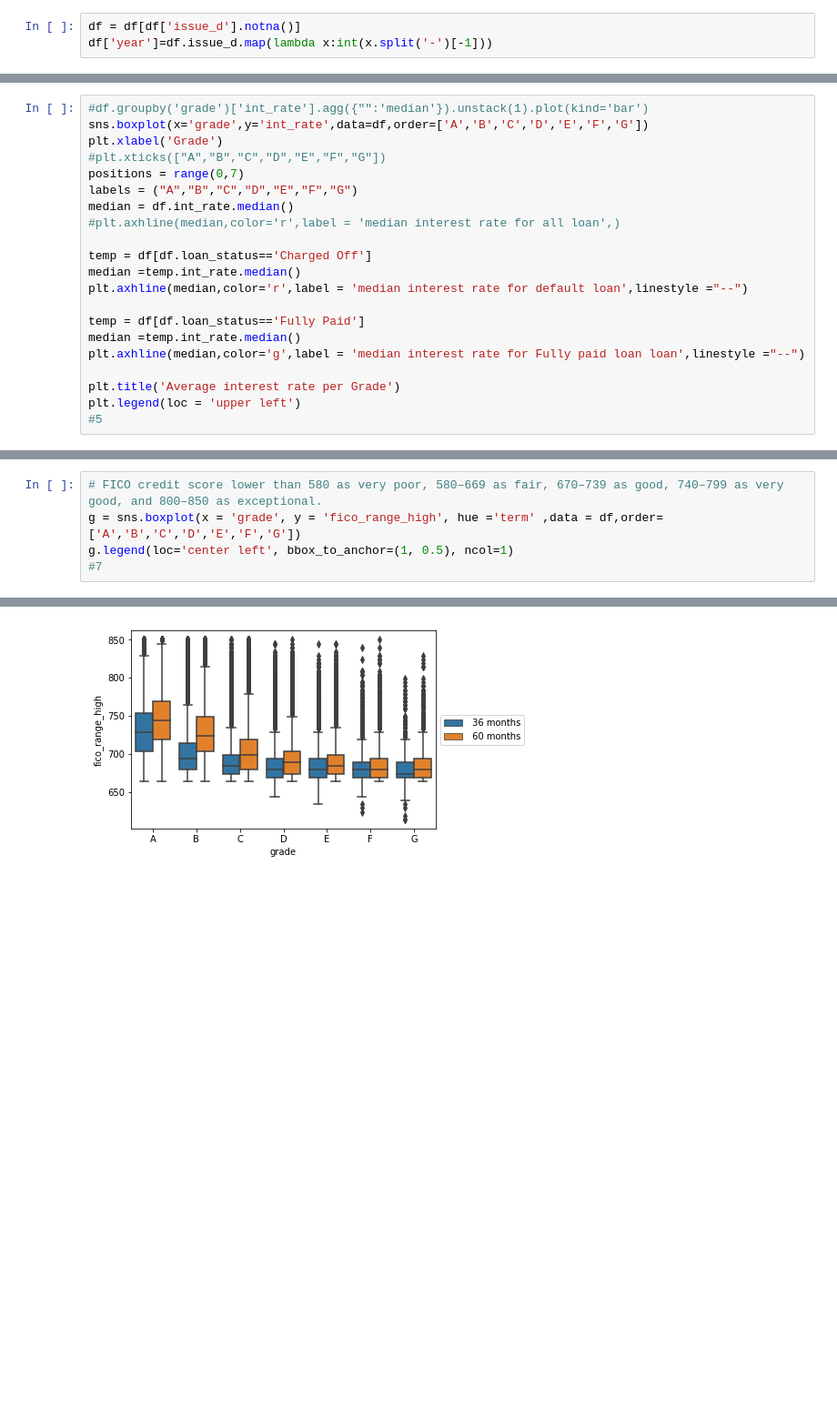
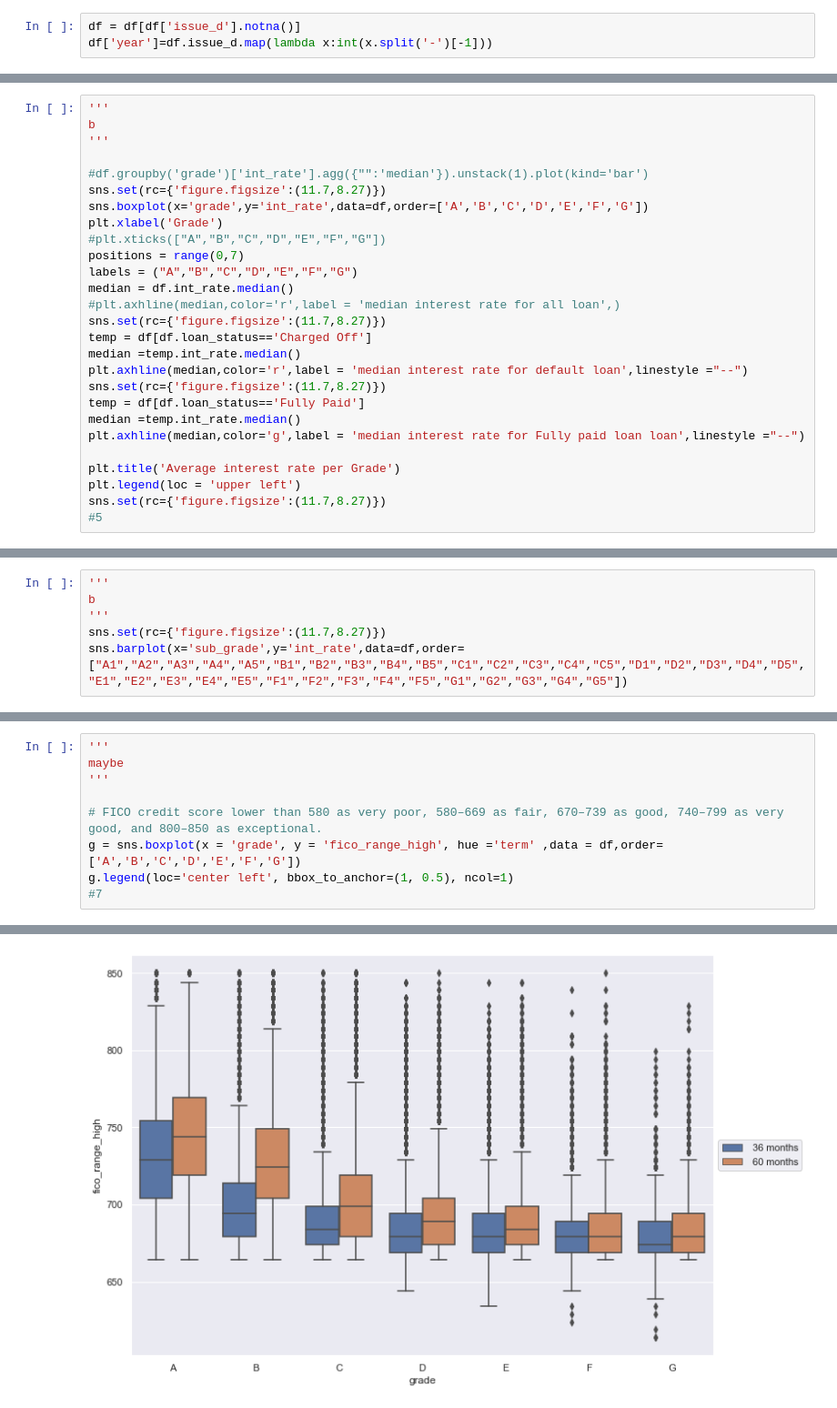
Before and after one commit to bacover/Capstone, a Jupyter notebook: data analysis.ipynb, the cells around one changed output, grey strips where cells are left out. Shown at 91% size. Saved outputs shown, nothing was run; the diff lists cells and outputs as text; blank space fills up the shorter version.

```diff
--- a/data analysis.ipynb
+++ b/data analysis.ipynb
@@ -70,5 +79,10 @@ Text(0.5, 1.0, 'Loan ammount Frequency for Fully paid and defaulted ')
 # %%
+'''
+b
+'''
+
 #df.groupby('grade')['int_rate'].agg({"":'median'}).unstack(1).plot(kind='bar')
+sns.set(rc={'figure.figsize':(11.7,8.27)})
 sns.boxplot(x='grade',y='int_rate',data=df,order=['A','B','C','D','E','F','G'])
 plt.xlabel('Grade')
 #plt.xticks(["A","B","C","D","E","F","G"])
@@ -76,17 +90,18 @@ positions = range(0,7)
 labels = ("A","B","C","D","E","F","G")
 median = df.int_rate.median()
 #plt.axhline(median,color='r',label = 'median interest rate for all loan',)
-
+sns.set(rc={'figure.figsize':(11.7,8.27)})
 temp = df[df.loan_status=='Charged Off']
 median =temp.int_rate.median()
 plt.axhline(median,color='r',label = 'median interest rate for default loan',linestyle ="--")
-
+sns.set(rc={'figure.figsize':(11.7,8.27)})
 temp = df[df.loan_status=='Fully Paid']
 median =temp.int_rate.median()
 plt.axhline(median,color='g',label = 'median interest rate for Fully paid loan loan',linestyle ="--")
 
 plt.title('Average interest rate per Grade')
 plt.legend(loc = 'upper left')
+sns.set(rc={'figure.figsize':(11.7,8.27)})
 #5
 # %% [output]
 <matplotlib.legend.Legend at 0x...>
@@ -93,0 +109,6 @@ plt.legend(loc = 'upper left')
+# %%
+'''
+b
+'''
+sns.set(rc={'figure.figsize':(11.7,8.27)})
+sns.barplot(x='sub_grade',y='int_rate',data=df,order=["A1","A2","A3","A4","A5","B1","B2","B3","B4","B5","C1","C2","C3","C4","C5","D1","D2","D3","D4","D5","E1","E2","E3","E4","E5","F1","F2","F3","F4","F5","G1","G2","G3","G4","G5"])
@@ -101,9 +126,13 @@ g.legend(loc='center left', bbox_to_anchor=(1, 0.5), ncol=1)
 # %%
+'''
+maybe
+'''
+
 # FICO credit score lower than 580 as very poor, 580–669 as fair, 670–739 as good, 740–799 as very good, and 800–850 as exceptional.
 g = sns.boxplot(x = 'grade', y = 'fico_range_high', hue ='term' ,data = df,order=['A','B','C','D','E','F','G'])
 g.legend(loc='center left', bbox_to_anchor=(1, 0.5), ncol=1)
 #7
 # %% [output]
 <matplotlib.legend.Legend at 0x...>
-[figure, old version]
+[figure, new version]
 # %%
```
Also changed, not shown: parts of 27 cells of this notebook, 4 other files.
